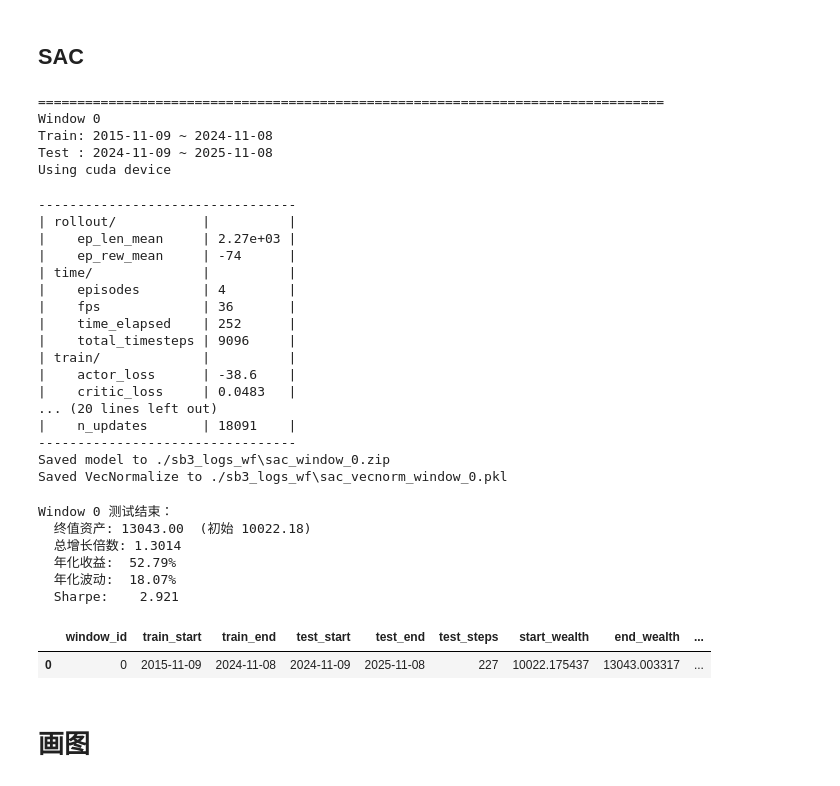
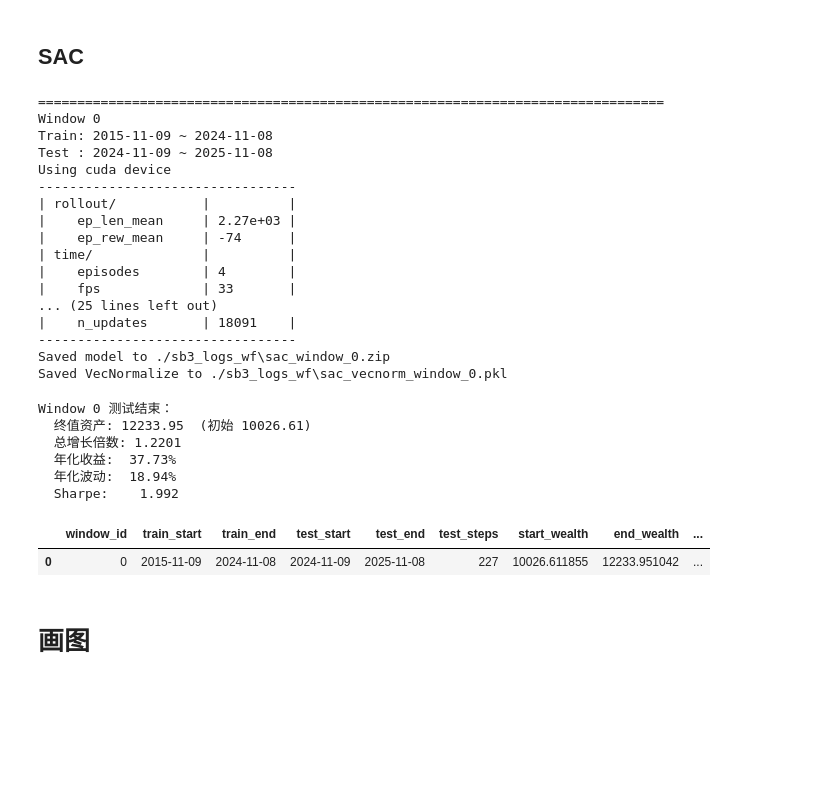
Before and after one commit to George-Zheng-1013/portfolio, a Jupyter notebook: SAC.ipynb, the cells around one changed output. Drawn from its saved outputs; the diff is of its cells as text; code cells hidden in the pictures; blank space fills up the shorter version.

```diff
--- a/SAC.ipynb
+++ b/SAC.ipynb
@@ -8,3 +16,30 @@ import torch
+# %%
+class CustomLSTMExtractor(BaseFeaturesExtractor):
+    """
+    Custom Feature Extractor that uses an LSTM to process the time-series observation.
+
+    :param observation_space: (gym.Space) The observation space of the environment.
+    :param features_dim: (int) The dimension of the output features from the LSTM.
+    """
+    def __init__(self, observation_space: gym.spaces.Box, features_dim: int = 128):
+        super().__init__(observation_space, features_dim)
+
+        # Observation space shape is (window_size, n_features)
+        # We assume the input is 2D: [window_size, n_features]
+        self.window_size = observation_space.shape[0]
+        self.input_dim = observation_space.shape[1]
+
+        # LSTM Layer
+        # input_size: number of features per time step
+        # hidden_size: dimension of the LSTM hidden state (and output features)
+        self.lstm = nn.LSTM(input_size=self.input_dim, hidden_size=features_dim, batch_first=True)
+
+    def forward(self, observations: torch.Tensor) -> torch.Tensor:
+        # observations shape: (batch_size, window_size, n_features)
+        # LSTM output shape: (batch_size, window_size, hidden_size)
+        # We take the output of the last time step to capture the temporal context
+        lstm_out, _ = self.lstm(observations)
+        return lstm_out[:, -1, :]
 # %% [markdown]
 # 数据准备
 # %%
@@ -335,6 +370,12 @@ Done: False
 # Training DRL agent
 # %% [markdown]
 ## SAC
+# %%
+policy_kwargs = dict(
+    features_extractor_class=CustomLSTMExtractor,
+    features_extractor_kwargs=dict(features_dim=128), # Output dimension of LSTM
+    net_arch=[128, 128] # MLP layers after LSTM
+)
 # %%
 from stable_baselines3 import SAC
 from stable_baselines3.common.vec_env import DummyVecEnv, VecNormalize
@@ -399,6 +440,7 @@ for i, w in enumerate(windows):
         vec_train_env,
         verbose=1,
         device=device,
+        policy_kwargs=policy_kwargs,
         # 下面这些超参数可以之后再细调
         learning_rate=3e-4,
         batch_size=256,
@@ -489,57 +531,52 @@ for i, w in enumerate(windows):
                 "test_end": w["test_end"],
                 "test_steps": len(rets),
                 "start_wealth": balances_arr[0] if len(balances_arr) > 0 else np.nan,
                 "end_wealth": balances_arr[-1] if len(balances_arr) > 0 else np.nan,
                 "total_growth": total_growth,
                 "ann_return": ann_return_geom,
                 "ann_vol": ann_vol,
                 "sharpe": sharpe,
             }
         )
 
         print(f"Window {i} 测试结束：")
         print(f"  终值资产: {balances_arr[-1]:.2f}  (初始 {balances_arr[0]:.2f})")
         print(f"  总增长倍数: {total_growth:.4f}")
         print(f"  年化收益:  {ann_return_geom:.2%}")
         print(f"  年化波动:  {ann_vol:.2%}")
         print(f"  Sharpe:    {sharpe:.3f}")
 
         return wf_results
 
 
 wf_results_df = pd.DataFrame(analysis(balances_arr,dates))
 wf_results_df
 # %% [output]
 ================================================================================
 Window 0
 Train: 2015-11-09 ~ 2024-11-08
 Test : 2024-11-09 ~ 2025-11-08
 Using cuda device
+---------------------------------
+| rollout/           |          |
+|    ep_len_mean     | 2.27e+03 |
+|    ep_rew_mean     | -74      |
+| time/              |          |
+|    episodes        | 4        |
+|    fps             | 33       |
+... (25 lines left out)
+|    n_updates       | 18091    |
+---------------------------------
+Saved model to ./sb3_logs_wf\sac_window_0.zip
+Saved VecNormalize to ./sb3_logs_wf\sac_vecnorm_window_0.pkl
----------------------------------
-| rollout/           |          |
-|    ep_len_mean     | 2.27e+03 |
-|    ep_rew_mean     | -74      |
-| time/              |          |
-|    episodes        | 4        |
-|    fps             | 36       |
-|    time_elapsed    | 252      |
-|    total_timesteps | 9096     |
-| train/             |          |
-|    actor_loss      | -38.6    |
-|    critic_loss     | 0.0483   |
-... (20 lines left out)
-|    n_updates       | 18091    |
----------------------------------
-Saved model to ./sb3_logs_wf\sac_window_0.zip
-Saved VecNormalize to ./sb3_logs_wf\sac_vecnorm_window_0.pkl
+Window 0 测试结束：
+  终值资产: 12233.95  (初始 10026.61)
+  总增长倍数: 1.2201
+  年化收益:  37.73%
+  年化波动:  18.94%
+  Sharpe:    1.992
-Window 0 测试结束：
-  终值资产: 13043.00  (初始 10022.18)
-  总增长倍数: 1.3014
-  年化收益:  52.79%
-  年化波动:  18.07%
-  Sharpe:    2.921
 |  | window_id | train_start | train_end | test_start | test_end | test_steps | start_wealth | end_wealth | ... |
-| 0 | 0 | 2015-11-09 | 2024-11-08 | 2024-11-09 | 2025-11-08 | 227 | 10022.175437 | 13043.003317 | ... |
+| 0 | 0 | 2015-11-09 | 2024-11-08 | 2024-11-09 | 2025-11-08 | 227 | 10026.611855 | 12233.951042 | ... |
 # %% [markdown]
 # 画图
 # %%
```
Also changed, not shown: parts of 5 cells of this notebook, 4 other files.
